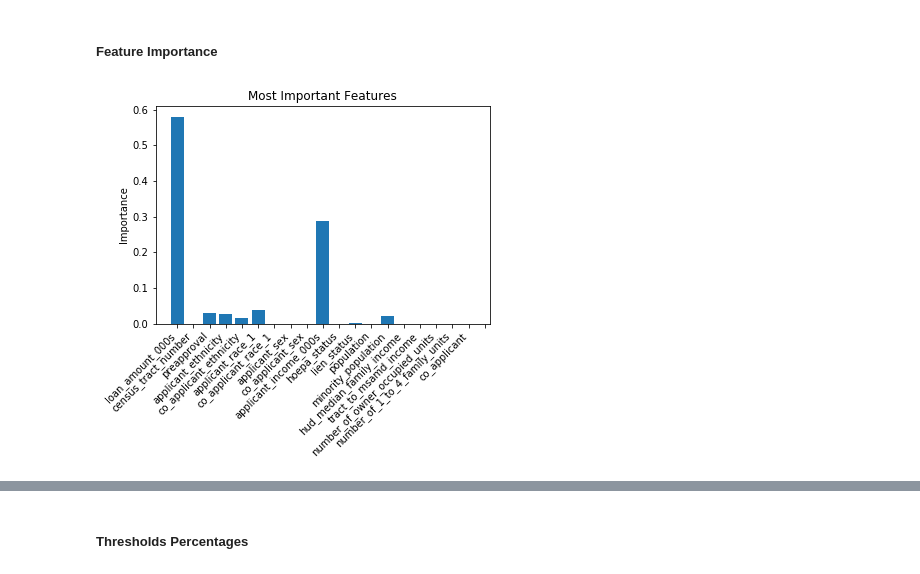
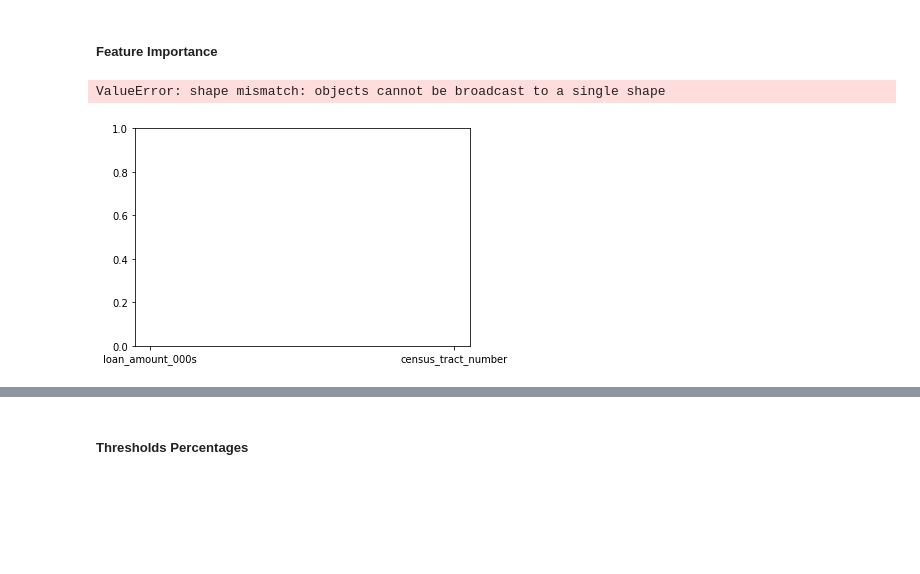
Before and after one commit to leppekja/capp30245, a Jupyter notebook: ML Models.ipynb, the cells around one changed output, grey strips where cells are left out. Cells and saved outputs as stored; diff of their text form; code cells hidden in the pictures; blank space fills up the shorter version.

```diff
--- a/ML Models.ipynb
+++ b/ML Models.ipynb
@@ -98,12 +134,12 @@ x_train_census  = x_train.loc[:, ['census_tract_number', 'population', 'minority
 # %%
-parameters_dtc = {'random_state':[0],'max_depth':[1,3,5],'criterion':['entropy', 'gini']}
+parameters_dtc_C = {'random_state':[0],'max_depth':[3,5],'criterion':['gini']}
 
-grid_dtc = GridSearchCV(DecisionTreeClassifier(), parameters_dtc,
+grid_dtc_C = GridSearchCV(DecisionTreeClassifier(), parameters_dtc_C,
                         scoring = ['accuracy', 'recall', 'precision'], cv=10,
                         refit='accuracy', n_jobs=-1, verbose=2)
 
-grid_dtc.fit(x_train_census, y_train)
+grid_dtc_C.fit(x_train_census, y_train)
 
-results_dtc = pd.DataFrame.from_dict(grid_dtc.cv_results_)
-results_dtc[['params','mean_test_accuracy','mean_test_recall','mean_test_precision']]
+results_dtc_C = pd.DataFrame.from_dict(grid_dtc_C.cv_results_)
+results_dtc_C[['params','mean_test_accuracy','mean_test_recall','mean_test_precision']]
 # %% [output]
@@ -122,20 +161,20 @@ Fitting 10 folds for each of 6 candidates, totalling 60 fits
 Lastly, we again use a Decision Tree Classifier and the same hyperparameters while using the same Census indicators above with the applicant demographic characteristics (race, sex, and ethnicity).
 **It's likely that these variables are correlated; should we show a visualization about this?**
 # %%
-x_train_census_traits = x_train.loc[:, ['applicant_ethnicity', 'co_applicant_ethnicity', 'applicant_race_1',
+census_and_demos_indicators = ['applicant_ethnicity', 'co_applicant_ethnicity', 'applicant_race_1',
                            'co_applicant_race_1', 'applicant_sex', 'co_applicant_sex',
                             'census_tract_number', 'population', 'minority_population',
                             'hud_median_family_income', 'tract_to_msamd_income',
-                            'number_of_owner_occupied_units', 'number_of_1_to_4_family_units']]
+                            'number_of_owner_occupied_units', 'number_of_1_to_4_family_units']
+x_train_census_traits = x_train.loc[:, census_and_demos_indicators]
 # %%
-parameters_dtc = {'random_state':[0],'max_depth':[1,3,5],'criterion':['entropy', 'gini'], 'min_samples_leaf':[1,5000, 50000]}
-
-grid_dtc = GridSearchCV(DecisionTreeClassifier(), parameters_dtc,
+parameters_dtc_addl = {'random_state':[0],'max_depth':[1,3,5],'criterion':['gini']}
+grid_dtc_addl = GridSearchCV(DecisionTreeClassifier(), parameters_dtc_addl,
                         scoring = ['accuracy', 'recall', 'precision'], cv=10,
                         refit='accuracy', n_jobs=-1, verbose=2)
 
-grid_dtc.fit(x_train_census_traits, y_train)
+grid_dtc_addl.fit(x_train_census_traits, y_train)
 
-results_dtc = pd.DataFrame.from_dict(grid_dtc.cv_results_)
-results_dtc[['params','mean_test_accuracy','mean_test_recall','mean_test_precision']]
+results_dtc_addl = pd.DataFrame.from_dict(grid_dtc_addl.cv_results_)
+results_dtc_addl[['params','mean_test_accuracy','mean_test_recall','mean_test_precision']]
 # %% [output]
@@ -172,7 +238,7 @@ sample =
 # %%
 parameters = {'random_state':[0],
               'n_estimators':[100],
-              'max_depth':[3],
+              'max_depth':[7],
               'criterion':['gini']}
 
 grid_r = GridSearchCV(RandomForestClassifier(),
@@ -222,12 +290,13 @@ We use comparisons across the resulting confusion matrices from all models, eval
 # %%
 feature_scores_dtc = grid_dtc.best_estimator_.feature_importances_
 
 # Plot
 plt.figure()
-plt.bar(features, feature_scores1)
+plt.bar(x_train.columns, feature_scores_dtc)
 plt.title('Most Important Features for Decision Tree Classifier')
 plt.ylabel('Importance')
-plt.xticks(range(20), feature_labels1, rotation=45, ha='right')
+plt.xticks(range(20), features, rotation=45, ha='right')
 plt.show()
 # %% [output]
+ValueError: shape mismatch: objects cannot be broadcast to a single shape
-[figure, old version]
+[figure, new version]
```
Also changed, not shown: parts of 49 cells of this notebook.
